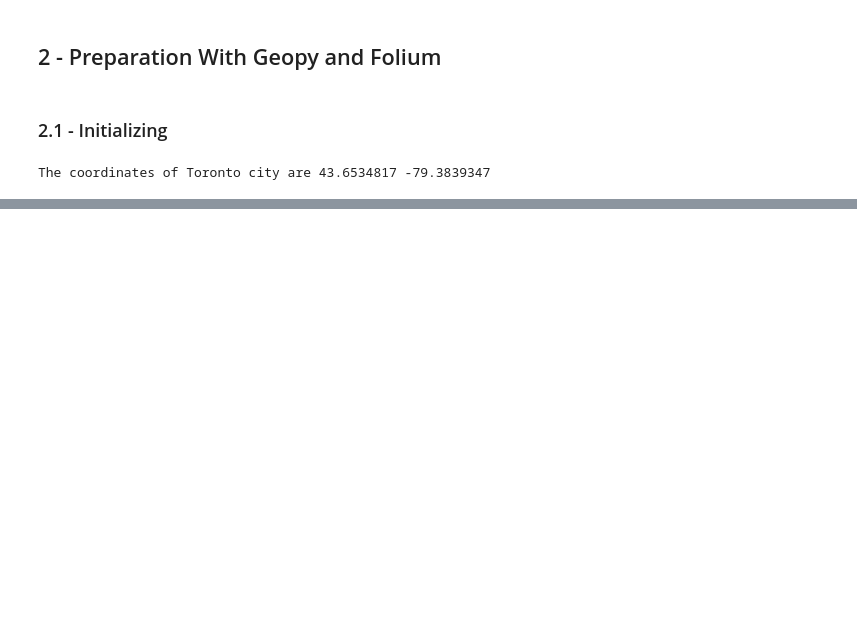
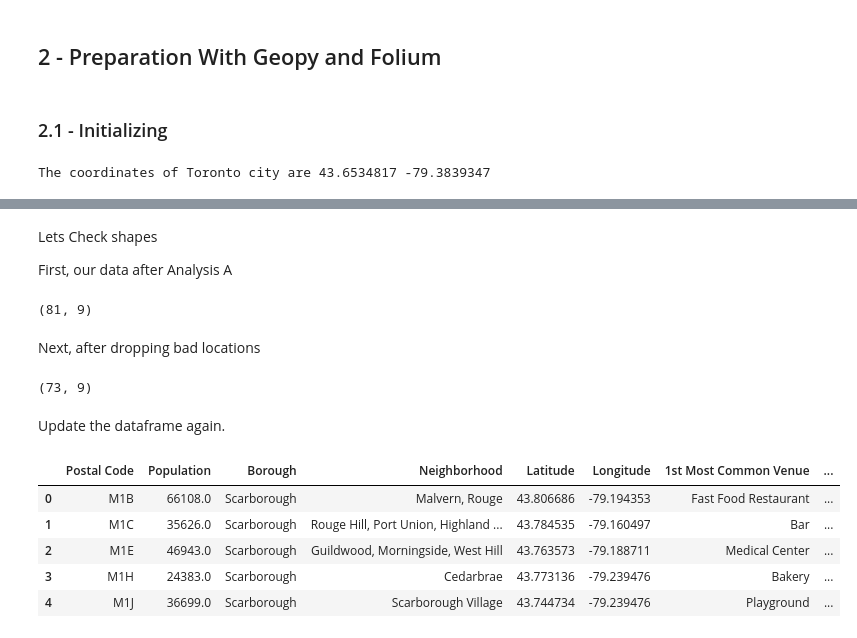
Before and after one commit to BrewerWill/The-Coffee-Shop-Problem, a Jupyter notebook: Capstone Project - The Battle of Neighborhoods.ipynb, the cells around one changed output, grey strips where cells are left out. Cells and saved outputs as stored; diff of their text form; code cells hidden in the pictures; blank space fills up the shorter version.

```diff
--- a/Capstone Project - The Battle of Neighborhoods.ipynb
+++ b/Capstone Project - The Battle of Neighborhoods.ipynb
@@ -158,0 +478,28 @@ map_toronto
+# %% [markdown]
+Lets Check shapes
+
+First, our data after Analysis A
+# %%
+df.shape
+# %% [output]
+(81, 9)
+# %% [markdown]
+Next, after dropping bad locations
+# %%
+df[~df['2nd Most Common Venue'].isin(['Coffee Shop'])].shape
+# %% [output]
+(73, 9)
+# %% [markdown]
+Update the dataframe again.
+# %%
+df = df[~df['2nd Most Common Venue'].isin(['Coffee Shop'])]
+df = df.reset_index()
+df = df.drop(columns='index')
+df.head()
+# %% [output]
+|  | Postal Code | Population | Borough | Neighborhood | Latitude | Longitude | 1st Most Common Venue | ... |
+| 0 | M1B | 66108.0 | Scarborough | Malvern, Rouge | 43.806686 | -79.194353 | Fast Food Restaurant | ... |
+| 1 | M1C | 35626.0 | Scarborough | Rouge Hill, Port Union, Highland ... | 43.784535 | -79.160497 | Bar | ... |
+| 2 | M1E | 46943.0 | Scarborough | Guildwood, Morningside, West Hill | 43.763573 | -79.188711 | Medical Center | ... |
+| 3 | M1H | 24383.0 | Scarborough | Cedarbrae | 43.773136 | -79.239476 | Bakery | ... |
+| 4 | M1J | 36699.0 | Scarborough | Scarborough Village | 43.744734 | -79.239476 | Playground | ... |
```
Also changed, not shown: parts of 71 cells of this notebook.
